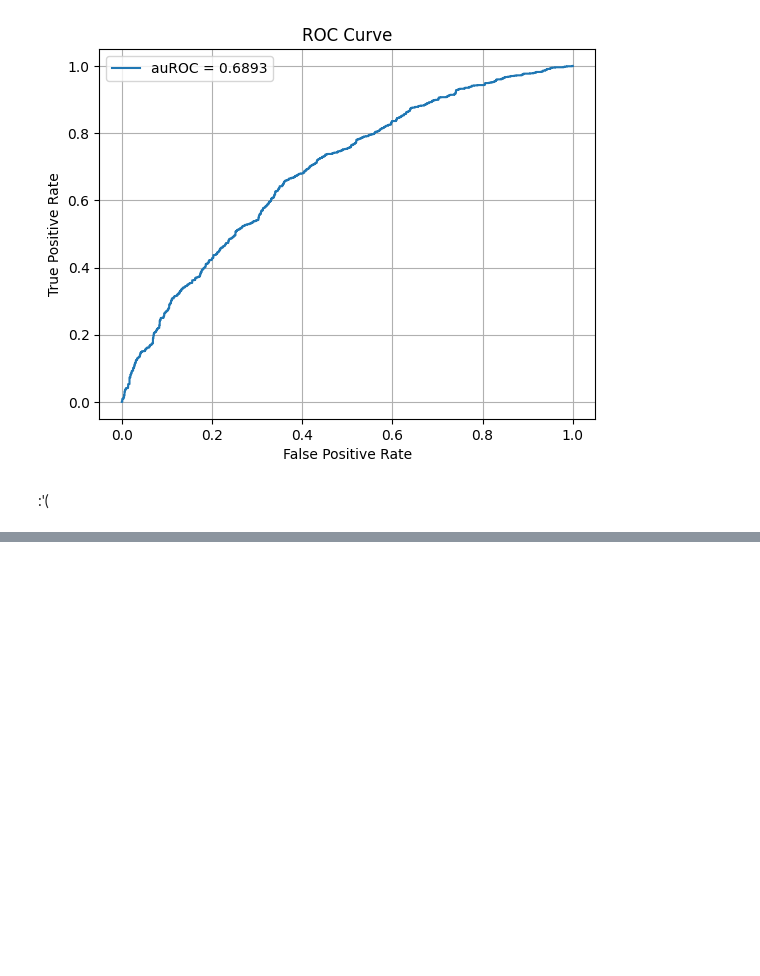
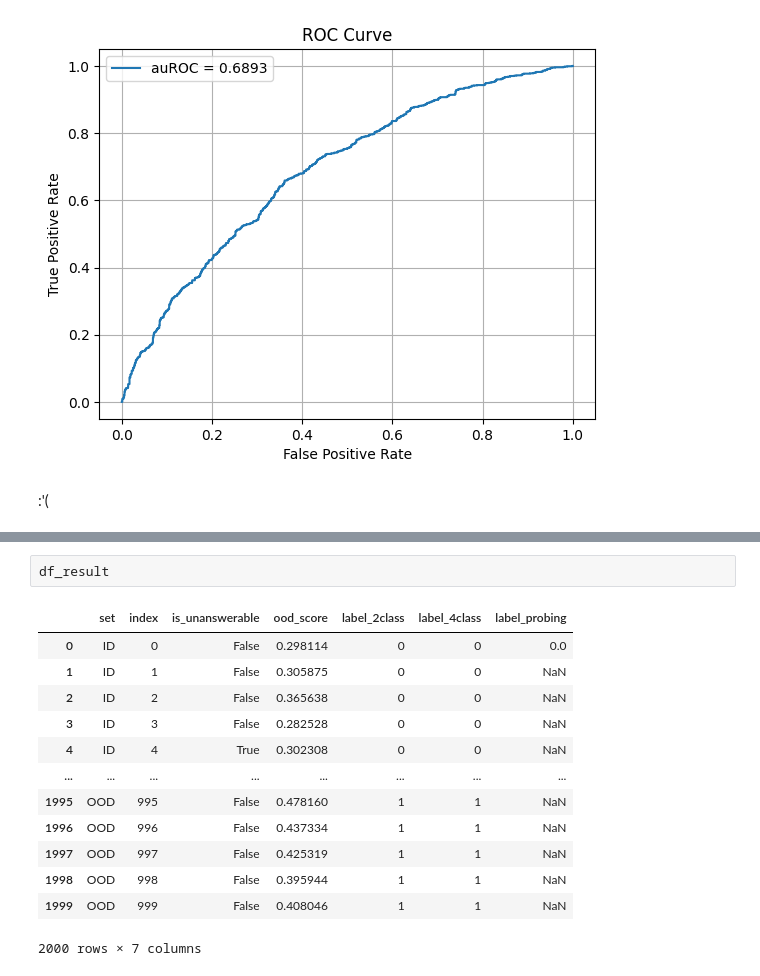
Before and after one commit to LilaR66/ood_for_hallucination_detection, a Jupyter notebook: notebooks/ood_main_notebook.ipynb, the cells around one changed output, grey strips where cells are left out. Saved outputs shown, nothing was run; the diff lists cells and outputs as text; blank space fills up the shorter version.

```diff
--- a/notebooks/ood_main_notebook.ipynb
+++ b/notebooks/ood_main_notebook.ipynb
@@ -981,0 +969,16 @@ Recall: 0.9200
+# %%
+df_result
+# %% [output]
+|  | set | index | is_unanswerable | ood_score | label_2class | label_4class | label_probing |
+| 0 | ID | 0 | False | 0.298114 | 0 | 0 | 0.0 |
+| 1 | ID | 1 | False | 0.305875 | 0 | 0 | NaN |
+| 2 | ID | 2 | False | 0.365638 | 0 | 0 | NaN |
+| 3 | ID | 3 | False | 0.282528 | 0 | 0 | NaN |
+| 4 | ID | 4 | True | 0.302308 | 0 | 0 | NaN |
+| ... | ... | ... | ... | ... | ... | ... | ... |
+| 1995 | OOD | 995 | False | 0.478160 | 1 | 1 | NaN |
+| 1996 | OOD | 996 | False | 0.437334 | 1 | 1 | NaN |
+| 1997 | OOD | 997 | False | 0.425319 | 1 | 1 | NaN |
+| 1998 | OOD | 998 | False | 0.395944 | 1 | 1 | NaN |
+| 1999 | OOD | 999 | False | 0.408046 | 1 | 1 | NaN |
+2000 rows × 7 columns
```
Also changed, not shown: parts of 34 cells of this notebook, 6 other files.
